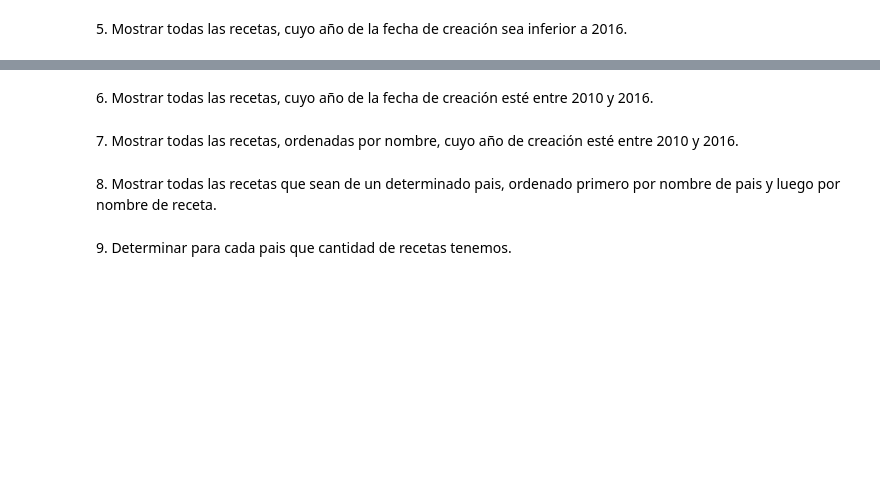
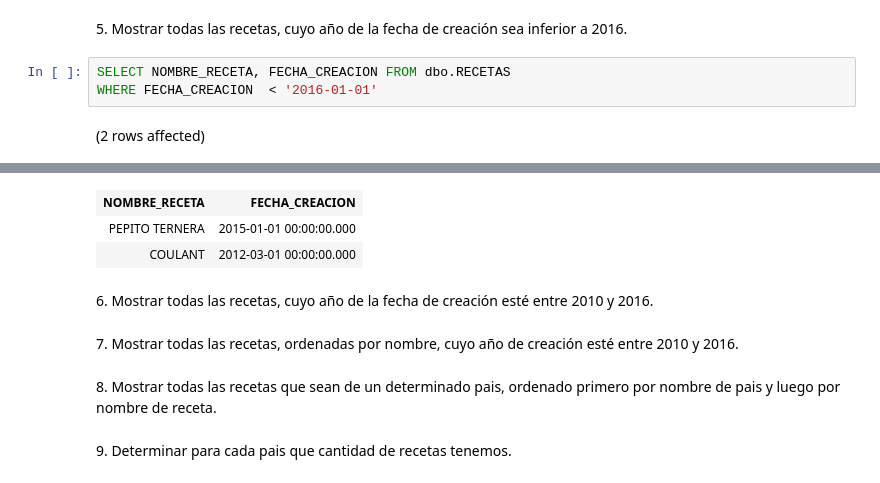
Before and after one commit to Diknakort/SQL-ejercicios, a Jupyter notebook: Notebook-Ejercicios-SQL.ipynb, the cells around one changed output, grey strips where cells are left out. Saved outputs shown, nothing was run; the diff lists cells and outputs as text; blank space fills up the shorter version.

```diff
--- a/Notebook-Ejercicios-SQL.ipynb
+++ b/Notebook-Ejercicios-SQL.ipynb
@@ -14,2 +58,7 @@ SELECT Name FROM dbo.INGREDIENTES
 # %% [markdown]
 5\. Mostrar todas las recetas, cuyo año de la fecha de creación sea inferior a 2016.
+# %%
+SELECT NOMBRE_RECETA, FECHA_CREACION FROM dbo.RECETAS
+WHERE FECHA_CREACION  < '2016-01-01'
+# %% [output]
+(2 rows affected)
@@ -16,3 +66,6 @@ SELECT Name FROM dbo.INGREDIENTES
+| NOMBRE_RECETA | FECHA_CREACION |
+| PEPITO TERNERA | 2015-01-01 00:00:00.000 |
+| COULANT | 2012-03-01 00:00:00.000 |
 # %% [markdown]
 6\. Mostrar todas las recetas, cuyo año de la fecha de creación esté entre 2010 y 2016.
 # %% [markdown]
```
Also changed, not shown: parts of 5 cells of this notebook, 2 other files.
